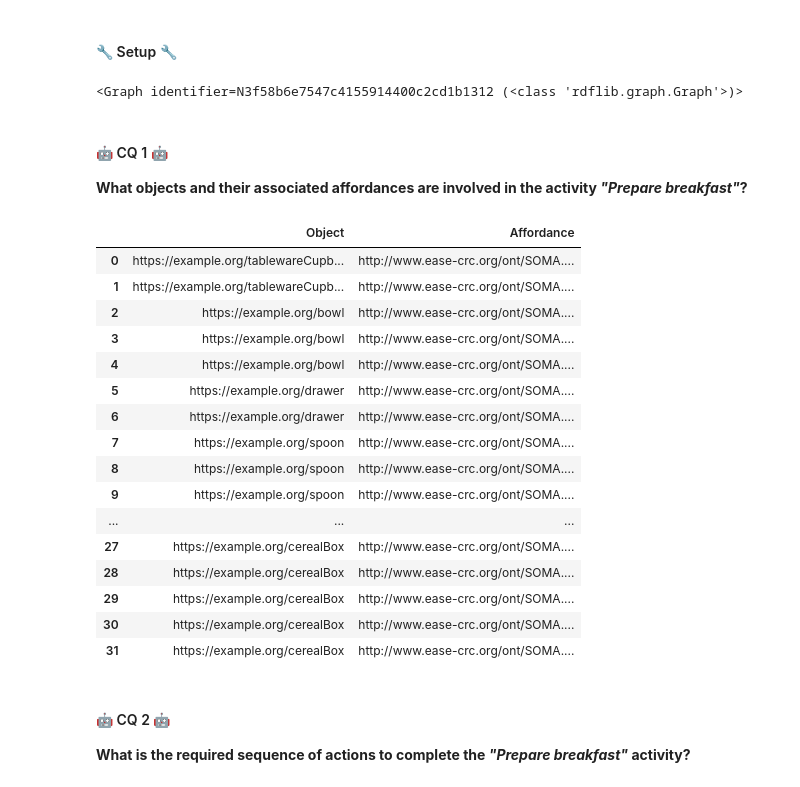
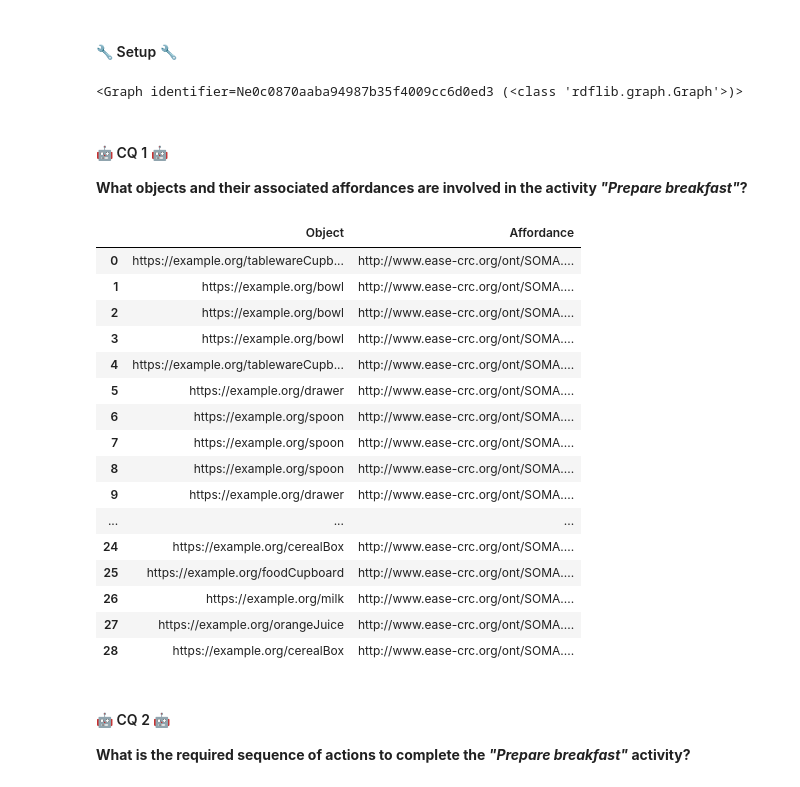
Before and after one commit to kai-vu/OntoBOT, a Jupyter notebook: case-study/cqs.ipynb, the cells around one changed output. Drawn from its saved outputs; the diff is of its cells as text; code cells hidden in the pictures.

```diff
--- a/case-study/cqs.ipynb
+++ b/case-study/cqs.ipynb
@@ -12,23 +12,15 @@ from rdflib import Graph, Namespace
 from collections import defaultdict
 import pandas as pd
 # %%
-# Load activity 'Prepare breakfast' graph
-g_activity1 = Graph()
-g_activity1.parse("KGs/activity-1.ttl", format="ttl")
-
-# Load activity 'Reorganise the kitchen' graph
-g_activity2 = Graph()
-g_activity2.parse("KGs/activity-2.ttl", format="ttl")
-
-# Load environment graph
-g_environment = Graph()
-g_environment.parse("KGs/environment.ttl", format="ttl")
+# Load activities graphs
+g_activities = Graph()
+g_activities.parse("KGs/activities.ttl", format="ttl")
 
 # Load robots graph
 g_robots = Graph()
 g_robots.parse("KGs/robots.ttl", format="ttl")
 # %% [output]
-<Graph identifier=N3f58b6e7547c4155914400c2cd1b1312 (<class 'rdflib.graph.Graph'>)>
+<Graph identifier=Ne0c0870aaba94987b35f4009cc6d0ed3 (<class 'rdflib.graph.Graph'>)>
 # %%
 EX = Namespace("https://example.org/")
 OBOT = Namespace("https://w3id.org/onto-bot#")
@@ -49,36 +41,43 @@ for g in [g_activity1, g_activity2, g_environment, g_robots]:
 # %%
 cq1 = """
 PREFIX obot: <https://w3id.org/onto-bot#>
 PREFIX pko: <https://w3id.org/pko#>
+PREFIX prov: <http://www.w3.org/ns/prov#>
+PREFIX rdfs: <http://www.w3.org/2000/01/rdf-schema#>
 
 SELECT DISTINCT ?object ?affordance
 WHERE {
+    ?activity a prov:Activity ;
+        rdfs:label "Prepare breakfast" ;
+        pko:executesProcedure ?procedure .
+    ?procedure pko:hasStep ?step .
+    ?step pko:requiresAction ?action .
     ?action obot:actsOn ?object ;
         obot:requiresAffordance ?affordance . }
 """
 
-results_cq1 = g_activity1.query(cq1)
+results_cq1 = g_activities.query(cq1)
 df_cq1 = pd.DataFrame([(str(row.object), str(row.affordance)) for row in results_cq1],
                         columns=["Object", "Affordance"])
 df_cq1
 # %% [output]
 |  | Object | Affordance |
 | 0 | https://example.org/tablewareCupb... | http://www.ease-crc.org/ont/SOMA.... |
-| 1 | https://example.org/tablewareCupb... | http://www.ease-crc.org/ont/SOMA.... |
+| 1 | https://example.org/bowl | http://www.ease-crc.org/ont/SOMA.... |
 | 2 | https://example.org/bowl | http://www.ease-crc.org/ont/SOMA.... |
 | 3 | https://example.org/bowl | http://www.ease-crc.org/ont/SOMA.... |
-| 4 | https://example.org/bowl | http://www.ease-crc.org/ont/SOMA.... |
+| 4 | https://example.org/tablewareCupb... | http://www.ease-crc.org/ont/SOMA.... |
 | 5 | https://example.org/drawer | http://www.ease-crc.org/ont/SOMA.... |
-| 6 | https://example.org/drawer | http://www.ease-crc.org/ont/SOMA.... |
+| 6 | https://example.org/spoon | http://www.ease-crc.org/ont/SOMA.... |
 | 7 | https://example.org/spoon | http://www.ease-crc.org/ont/SOMA.... |
 | 8 | https://example.org/spoon | http://www.ease-crc.org/ont/SOMA.... |
-| 9 | https://example.org/spoon | http://www.ease-crc.org/ont/SOMA.... |
+| 9 | https://example.org/drawer | http://www.ease-crc.org/ont/SOMA.... |
 | ... | ... | ... |
-| 27 | https://example.org/cerealBox | http://www.ease-crc.org/ont/SOMA.... |
+| 24 | https://example.org/cerealBox | http://www.ease-crc.org/ont/SOMA.... |
+| 25 | https://example.org/foodCupboard | http://www.ease-crc.org/ont/SOMA.... |
+| 26 | https://example.org/milk | http://www.ease-crc.org/ont/SOMA.... |
+| 27 | https://example.org/orangeJuice | http://www.ease-crc.org/ont/SOMA.... |
 | 28 | https://example.org/cerealBox | http://www.ease-crc.org/ont/SOMA.... |
-| 29 | https://example.org/cerealBox | http://www.ease-crc.org/ont/SOMA.... |
-| 30 | https://example.org/cerealBox | http://www.ease-crc.org/ont/SOMA.... |
-| 31 | https://example.org/cerealBox | http://www.ease-crc.org/ont/SOMA.... |
 # %% [markdown]
 #### 🤖 CQ 2 🤖
 
```
Also changed, not shown: parts of 6 cells of this notebook, 4 other files.
